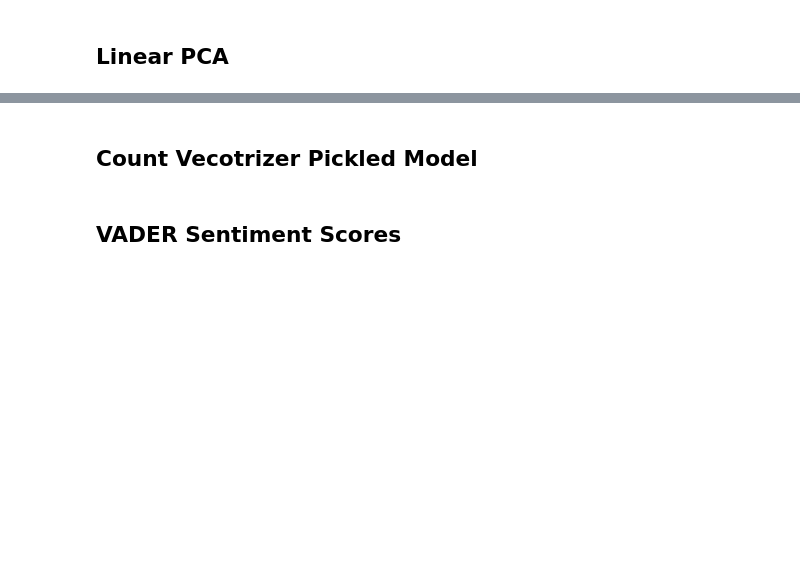
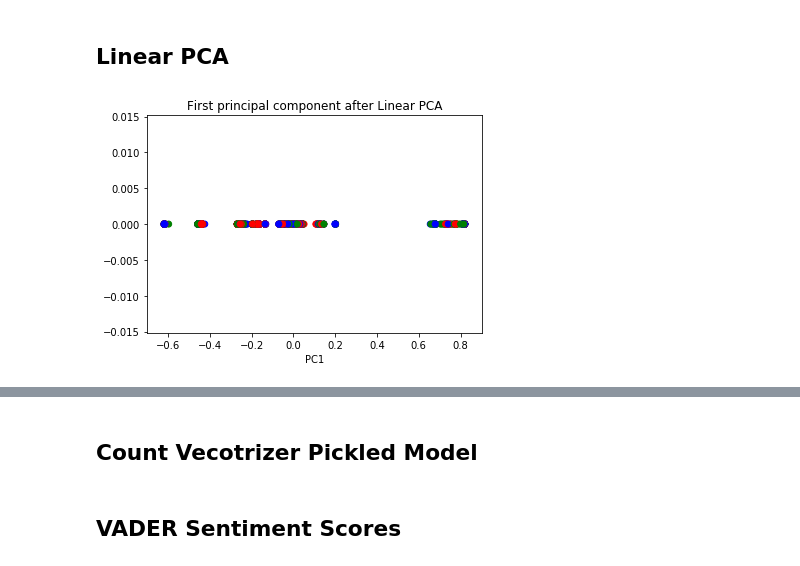
Before and after one commit to albertolovell/closed_caption_classifier, a Jupyter notebook: cc.ipynb, the cells around one changed output, grey strips where cells are left out. Saved outputs shown, nothing was run; the diff lists cells and outputs as text; code cells hidden in the pictures; blank space fills up the shorter version.

```diff
--- a/cc.ipynb
+++ b/cc.ipynb
@@ -295,15 +297,17 @@ X_kpca.shape #n_samples, n_components(clusters)
 # %%
 tfidf_model = vectorize_text(text)
 tf = tfidf_model.todense()
 
 pca = PCA(n_components=4)
 X_pca = pca.fit_transform(tf)
 
 plt.figure()
-plt.scatter(X_pca, np.zeros((891, 4)), c='k', cmap=plt.cm.rainbow)
+plt.scatter(X_pca, np.zeros((891, 4)), c='rgb', cmap=plt.cm.rainbow)
 plt.title('First principal component after Linear PCA')
 plt.xlabel('PC1')
 plt.show()
+# %% [output]
+[figure, added]
 # %%
 tfidf_model = vectorize_text(text)
 tfidf_dense = tfidf_model.todense()
```
Also changed, not shown: parts of 5 cells of this notebook, 1 other file.
